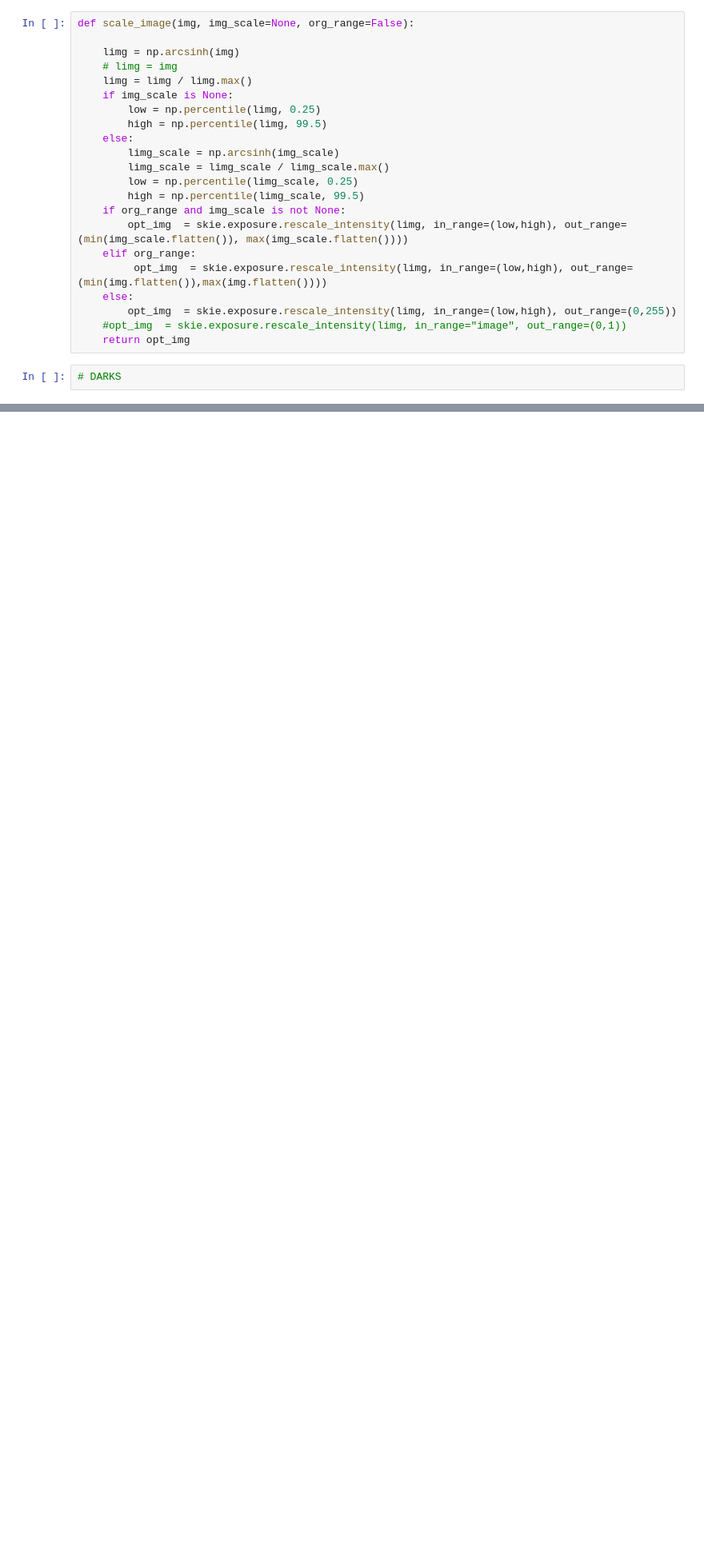
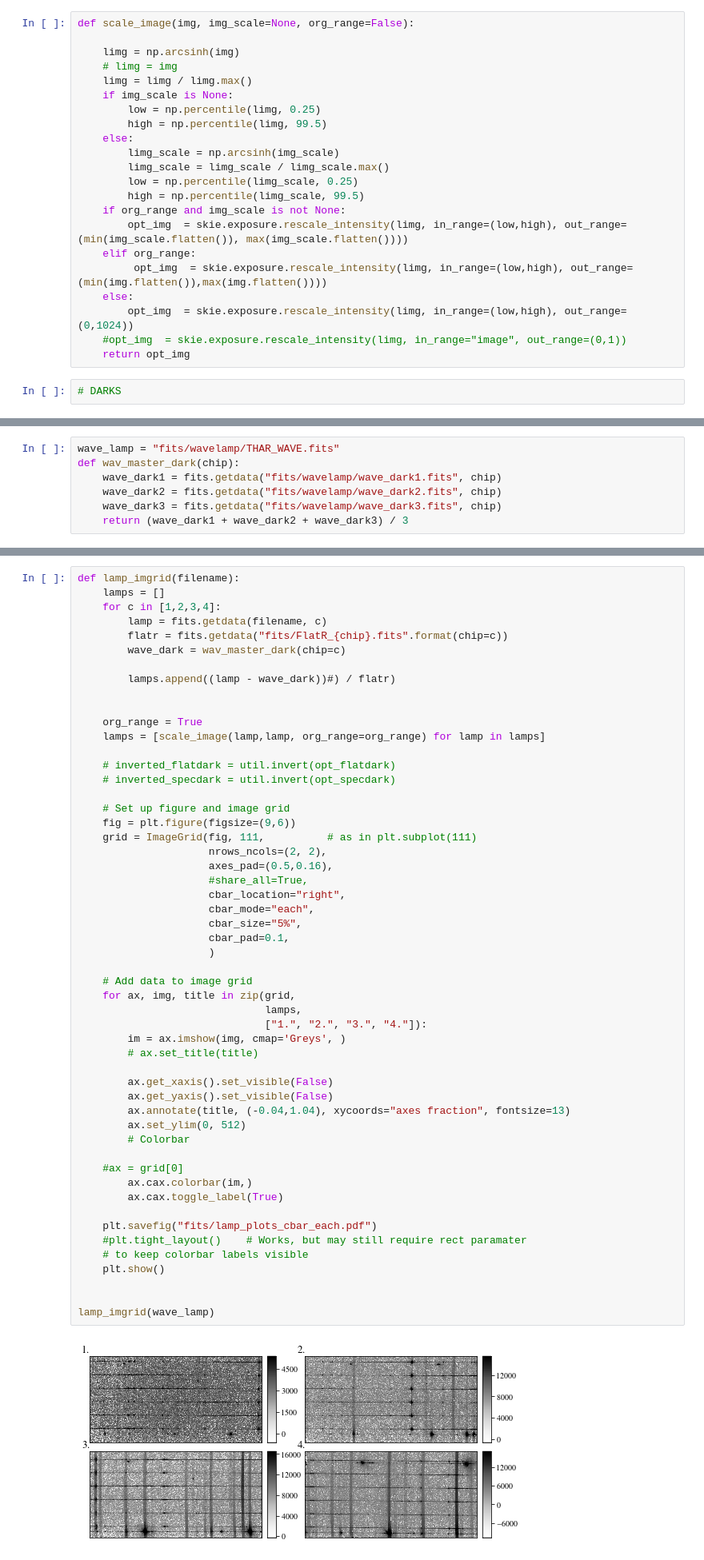
Before and after one commit to jason-neal/PhDThesis, a Jupyter notebook: figures/reduction/Reduction_images.ipynb, the cells around one changed output, grey strips where cells are left out. Shown: that part at 80% size. Drawn from its saved outputs; the diff is of its cells as text; blank space fills up the shorter version.

Commit message:
Add lamp plots.

```diff
--- a/figures/reduction/Reduction_images.ipynb
+++ b/figures/reduction/Reduction_images.ipynb
@@ -45,7 +31,7 @@ def scale_image(img, img_scale=None, org_range=False):
     elif org_range:
          opt_img  = skie.exposure.rescale_intensity(limg, in_range=(low,high), out_range=(min(img.flatten()),max(img.flatten())))
     else:
-        opt_img  = skie.exposure.rescale_intensity(limg, in_range=(low,high), out_range=(0,255))
+        opt_img  = skie.exposure.rescale_intensity(limg, in_range=(low,high), out_range=(0,1024))
     #opt_img  = skie.exposure.rescale_intensity(limg, in_range="image", out_range=(0,1))
     return opt_img
 # %%
@@ -246,0 +217,7 @@ nod_slice(A="fits/CRIRE.2012-04-07T00:08:29.976_1.fits",
+# %%
+wave_lamp = "fits/wavelamp/THAR_WAVE.fits"
+def wav_master_dark(chip):
+    wave_dark1 = fits.getdata("fits/wavelamp/wave_dark1.fits", chip)
+    wave_dark2 = fits.getdata("fits/wavelamp/wave_dark2.fits", chip)
+    wave_dark3 = fits.getdata("fits/wavelamp/wave_dark3.fits", chip)
+    return (wave_dark1 + wave_dark2 + wave_dark3) / 3
@@ -246,0 +275,55 @@ nod_slice(A="fits/CRIRE.2012-04-07T00:08:29.976_1.fits",
+# %%
+def lamp_imgrid(filename):
+    lamps = []
+    for c in [1,2,3,4]:
+        lamp = fits.getdata(filename, c)
+        flatr = fits.getdata("fits/FlatR_{chip}.fits".format(chip=c))
+        wave_dark = wav_master_dark(chip=c)
+
+        lamps.append((lamp - wave_dark))#) / flatr)
+
+
+    org_range = True
+    lamps = [scale_image(lamp,lamp, org_range=org_range) for lamp in lamps]
+
+    # inverted_flatdark = util.invert(opt_flatdark)
+    # inverted_specdark = util.invert(opt_specdark)
+
+    # Set up figure and image grid
+    fig = plt.figure(figsize=(9,6))
+    grid = ImageGrid(fig, 111,          # as in plt.subplot(111)
+                     nrows_ncols=(2, 2),
+                     axes_pad=(0.5,0.16),
+                     #share_all=True,
+                     cbar_location="right",
+                     cbar_mode="each",
+                     cbar_size="5%",
+                     cbar_pad=0.1,
+                     )
+
+    # Add data to image grid
+    for ax, img, title in zip(grid,
+                              lamps,
+                              ["1.", "2.", "3.", "4."]):
+        im = ax.imshow(img, cmap='Greys', )
+        # ax.set_title(title)
+
+        ax.get_xaxis().set_visible(False)
+        ax.get_yaxis().set_visible(False)
+        ax.annotate(title, (-0.04,1.04), xycoords="axes fraction", fontsize=13)
+        ax.set_ylim(0, 512)
+        # Colorbar
+
+    #ax = grid[0]
+        ax.cax.colorbar(im,)
+        ax.cax.toggle_label(True)
+
+    plt.savefig("fits/lamp_plots_cbar_each.pdf")
+    #plt.tight_layout()    # Works, but may still require rect paramater
+    # to keep colorbar labels visible
+    plt.show()
+
+
+lamp_imgrid(wave_lamp)
+# %% [output]
+[figure, added]
```
Also changed, not shown: parts of 12 cells of this notebook, 3 other files.
